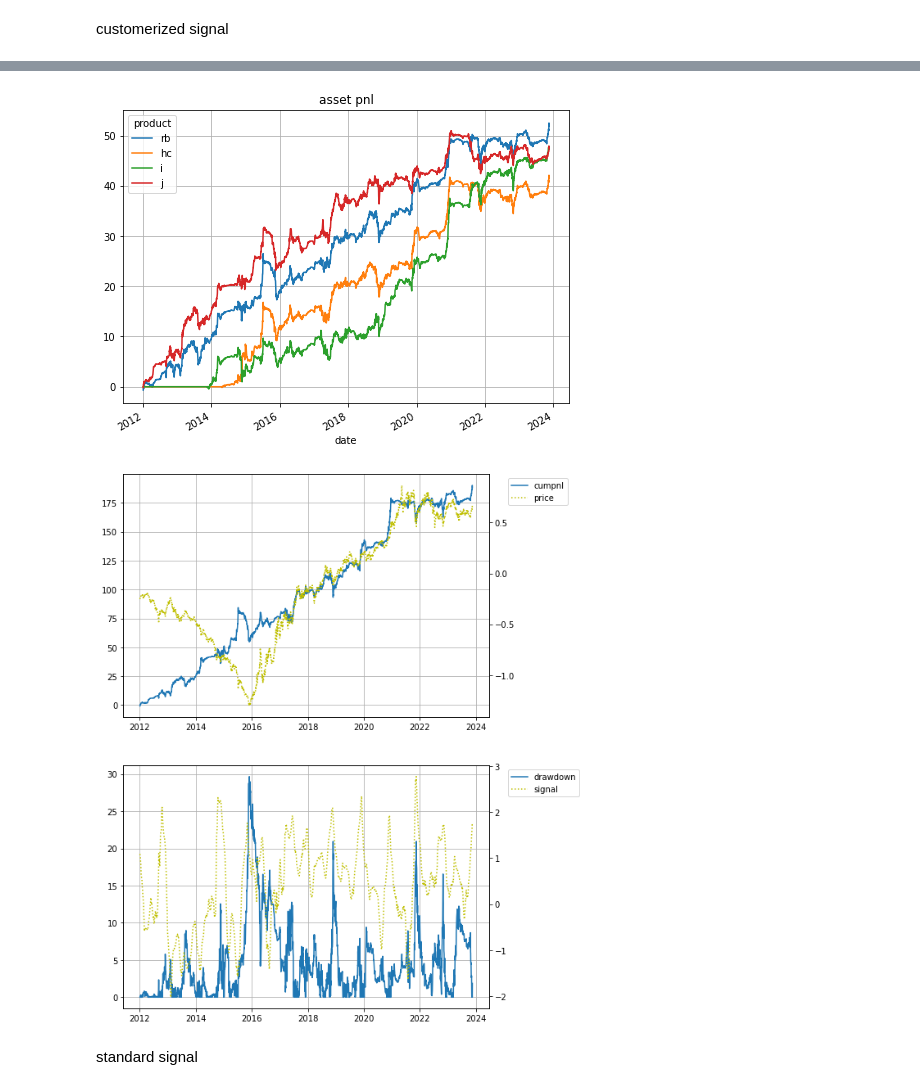
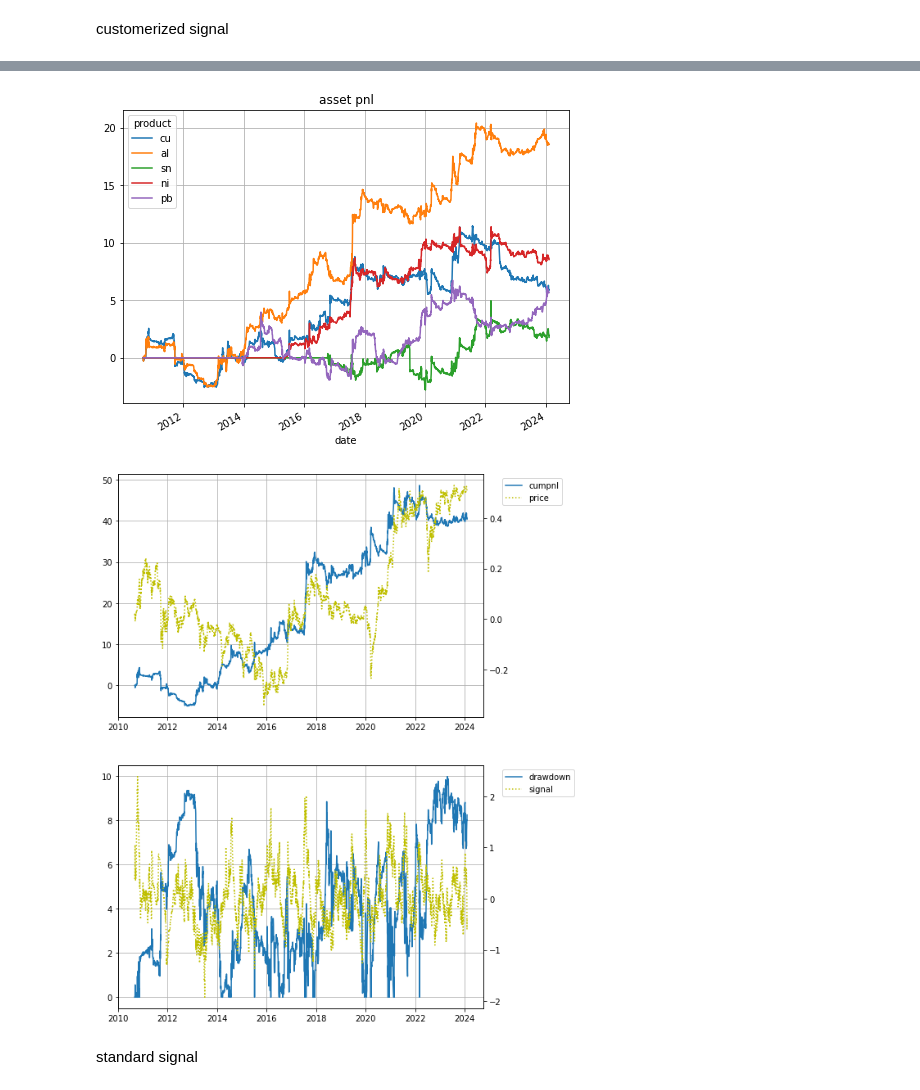
Before and after one commit to harvey1673/pyktrader3, a Jupyter notebook: bktest/bt_signal - phybasis.ipynb, the cells around one changed output, grey strips where cells are left out. Saved outputs shown, nothing was run; the diff lists cells and outputs as text; code cells hidden in the pictures.

```diff
--- a/bktest/bt_signal - phybasis.ipynb
+++ b/bktest/bt_signal - phybasis.ipynb
@@ -74,7 +74,7 @@ daily_start_dict = { 'c': datetime.date(2011,1,1), 'm': datetime.date(2011,1,1),
 fields = ['contract', 'open', 'high', 'low', 'close', 'volume', 'openInterest', 'diff_oi', 'expiry', 'mth', 'shift']
 
 start_date = datetime.date(2010,1,1)
-end_date = datetime.date(2024,1,5)
+end_date = datetime.date(2024,2,8)
 shift_mode = 2
 roll_name = 'hot'
 roll_file_loc = "C:/dev/wtdev/config/"
@@ -210,10 +210,10 @@ spot_data_map = {
     "zn": "zn_smm0_spot",
     "pb": "pb_smm1_spot",
     "sn": "sn_smm1_spot",
-    "ni": "ni_smm1_spot", #"ni_smm1_jc_spot",
+    "ni": "ni_smm1_spot", #"ni_smm1_jc_spot", #
     "ss": "ss_304_gross_wuxi",
     "ao": "alumina_spot_qd",
-    "si": "si_smm_553",
+    "si": "si_553_spot_smm",
     "rb": "rebar_sh",
     "hc": "hrc_sh",
     "i": "io_ctd_spot",
@@ -224,7 +224,6 @@ spot_data_map = {
     "SF": "sf_72_ningxia",
     "v": "pvc_cac2_east",
     "SA": "sa_heavy_east",
-
     "au": "au_td_sge",
     "ag": "ag_td_sgx",
 }
@@ -233,10 +232,10 @@ asset_list = sim_markets
 spot_df['date'] = pd.to_datetime(spot_df.index)
 px_field = 'close'
 for asset in asset_list:
-    spot_df[f'{asset}_c1'] = df[(asset, 'c1', px_field)]/df[(asset, 'c1', 'shift')]
-    spot_df[f'{asset}_expiry'] = df[(asset, 'c1', 'expiry')]
-    spot_df[f'{asset}_ryield'] = (np.log(df[(asset, 'c1', px_field)]/df[(asset, 'c1', 'shift')]) -
-                                  np.log(df[(asset, 'c2', px_field)]/df[(asset, 'c2', 'shift')]))/(df[(asset, 'c2', 'expiry')]-df[(asset, 'c1', 'expiry')]).dt.days*365
+    spot_df[f'{asset}_c1'] = df[(asset, 'c1', px_field)]/np.exp(df[(asset, 'c1', 'shift')])
+    spot_df[f'{asset}_expiry'] = pd.to_datetime(df[(asset, 'c1', 'expiry')])
+    spot_df[f'{asset}_ryield'] = (np.log(df[(asset, 'c1', px_field)]/np.exp(df[(asset, 'c1', 'shift')])) -
+                                  np.log(df[(asset, 'c2', px_field)]/np.exp(df[(asset, 'c2', 'shift')])))/(df[(asset, 'c2', 'expiry')]-df[(asset, 'c1', 'expiry')]).dt.days*365
     spot_df[f'{asset}_basmom'] = np.log(df[(asset, 'c1', px_field)].pct_change() + 1) - np.log(df[(asset, 'c2', px_field)].pct_change() + 1)
     for win in [5, 10, 20, 40, 60, 120]:
         spot_df[f'{asset}_basmom{win}'] = spot_df[f'{asset}_basmom'].dropna().rolling(win).sum()
@@ -252,9 +273,9 @@ vol_win=20
 pnl_tenors = ['6m', '1y', '2y', '3y', '4y', '5y', '6y', '7y', '8y', '9y']
 
 empiric_assets = [
-    'rb', 'hc', 'i', 'j', #'jm', 'FG',
-    #'SM', 'SF', 'v',
-#     'cu', 'al', 'zn', 'sn', 'ni', 'ss', 'pb',
+    'rb', 'hc', 'i', 'FG', 'v', 'jm', #'SA',#'j', #
+    #'SM', 'SF',
+    'cu', 'al', 'sn', 'ni', 'pb', 'ss', 'zn', 'ao', #'si',
 #     'l', 'pp', 'TA', 'sc', 'eb', 'eg', 'UR', 'lu', 'ru',
 #     'm', 'RM', 'y', 'p', 'OI', 'a', 'c', 'CF', 'jd', 'AP', 'lh',
 ]
@@ -277,17 +361,22 @@ customerized signal
 # %%
-cutoff='2012-01-01'
-feature='rb_phybasis'
+cutoff='2010-01-01'
+feature='base_zx_csi500_ret'
 vol_win=120
-param_rng = [10, 20, 1]
+param_rng = [40, 80, 1]
 signal_cap = None
-signal_func = 'ema'
+signal_func = 'zscore_adj'
 
 bullish = True
 #freq='W-Fri'
 
-feature_ts = spot_df[feature].reindex(index=cdates).ffill().reindex(index=bdates)
+#feature_ts = spot_df[feature].reindex(index=cdates).ffill().reindex(index=bdates)
 #feature_ts = spot_df[feature].ffill().reindex(index=pd.date_range(start=df.index[0], end=df.index[-1], freq=freq)).ffill().dropna()
-#feature_ts = spot_df[feature].dropna()
+feature_ts = spot_df[feature].dropna()
+feature_ts = feature_ts.cumsum()
+
+#feature_ts = feature_ts.ewm(1).mean()
+# feature_ts = pct_score(feature_ts, 120)
+# signal_ts = feature_ts.apply(lambda x: np.sign(x) if abs(x)>0.75 else 0)
 
 #label_func = lunar_label
 #label_args = {}
@@ -302,16 +391,17 @@ signal_ts = calc_conv_signal(feature_ts, signal_func=signal_func, param_rng=para
 # signal_ts = seasonal_score(feature_ts.to_frame(), backward=10, forward=10, rolling_years=3, min_obs=10)
 # signal_ts = seasonal_score(feature_ts.to_frame(), backward=15, forward=15, rolling_years=3, min_obs=30)
 # signal_ts = feature_ts
-#signal_ts = signal_ts.rolling(5).mean()
+
 if not bullish:
     signal_ts = -signal_ts
 
 signal_ts = signal_ts.reindex(index=cdates).ffill().reindex(index=df_pxchg.index).dropna()
-signal_df = pd.DataFrame(dict([(asset, signal_ts.shift(1)) for asset in empiric_assets]))
+#signal_ts = signal_ts.ewm(1).mean()
+signal_df = pd.DataFrame(dict([(asset, signal_ts) for asset in empiric_assets]))
 
 holding = generate_holding_from_signal(signal_df, vol_df, risk_scaling=1.0, asset_scaling=False)
 bt_metrics = MetricsBase(holdings=holding[empiric_assets][cutoff:],
-                         returns=df_pxchg[empiric_assets][cutoff:])
+                         returns=df_pxchg[empiric_assets][cutoff:], shift_holdings=1)
 
 pnl_stats = bt_metrics.calculate_pnl_stats(shift=0, use_log_returns=False, tenors=pnl_tenors)
 
@@ -346,5 +436,5 @@ j           184.321441  6.346377
-[figure, old version]
+[figure, new version]
-[figure, old version]
+[figure, new version]
 # %% [markdown]
 standard signal
 # %%
```
Also changed, not shown: parts of 6 cells of this notebook, 8 other files.
